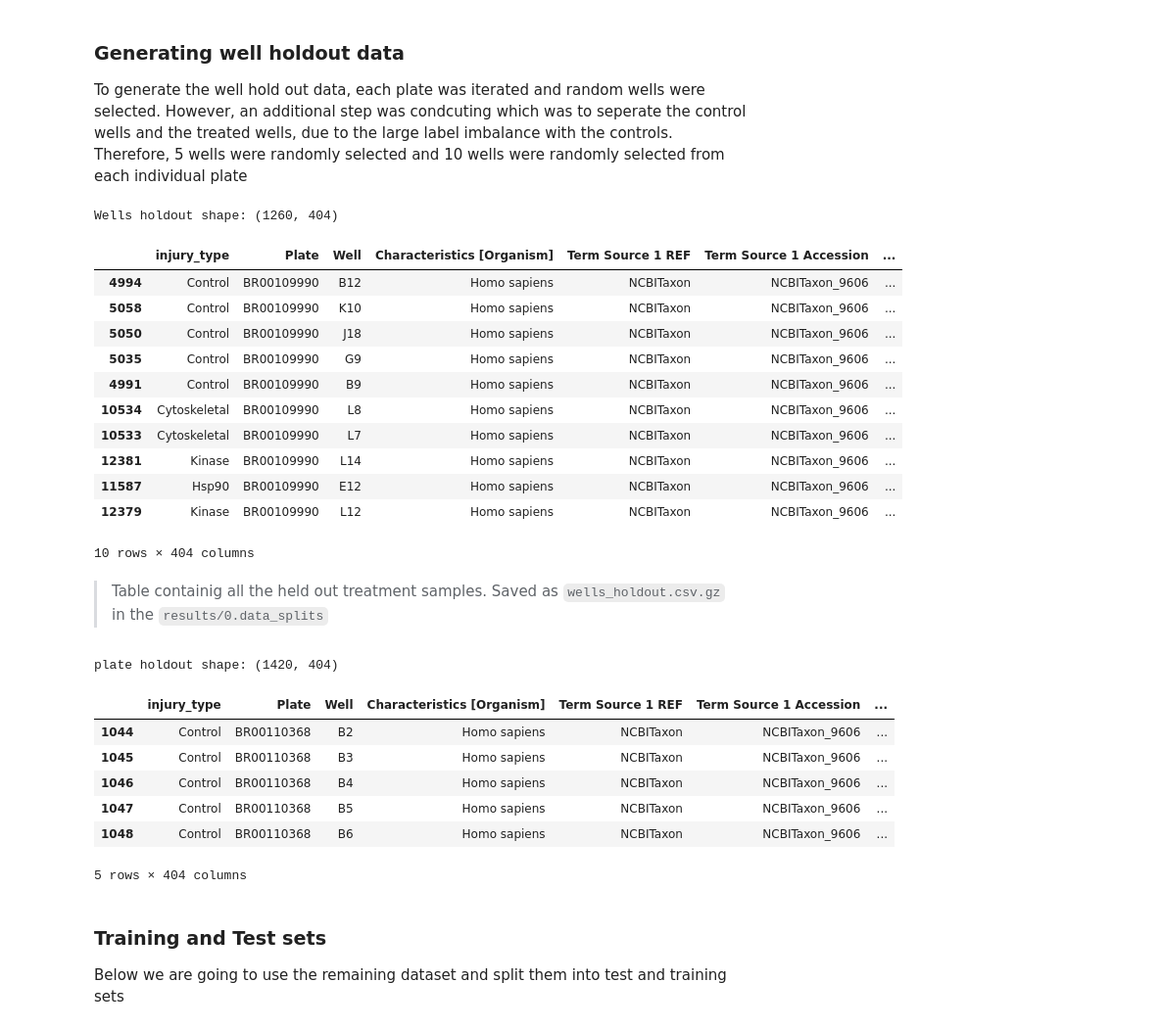
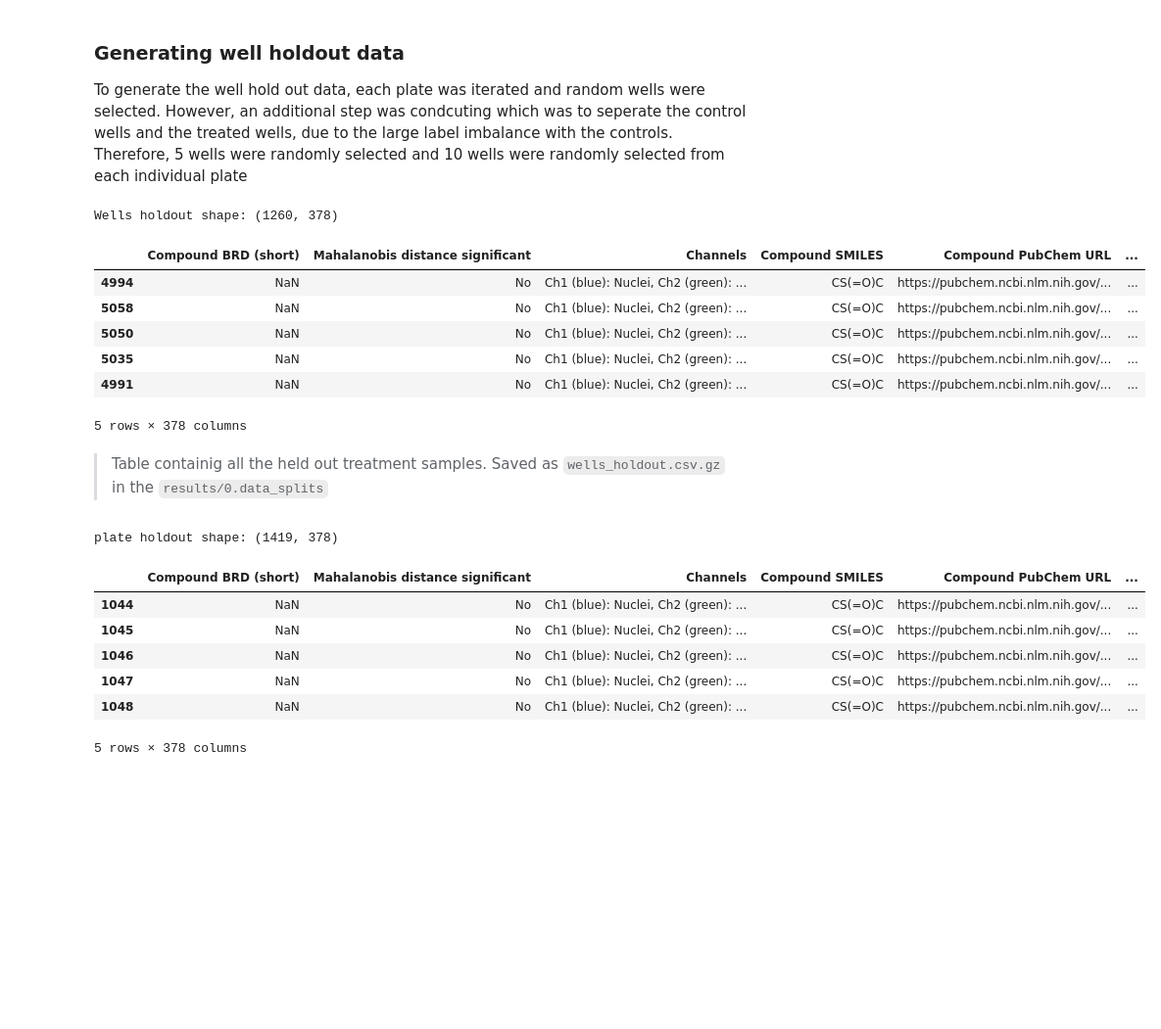
Before and after one commit to WayScience/Cytotoxic-Nuisance-Metadata-Analysis, a Jupyter notebook: notebooks/1.data_splits/data_splits.ipynb, the cells around one changed output. Shown at 98% size. Drawn from its saved outputs; the diff is of its cells as text; code cells hidden in the pictures; blank space fills up the shorter version.

Commit message:
updated data split notebook

```diff
--- a/notebooks/1.data_splits/data_splits.ipynb
+++ b/notebooks/1.data_splits/data_splits.ipynb
@@ -155,7 +122,7 @@ Next we wanted to extract some metadata regarding how many compound and wells ar
 This will be saved in the `results/0.data_splits` directory
 # %%
 meta_injury = []
-for injury_type, df in labeled_df.groupby("injury_type"):
+for injury_type, df in fs_profile_df.groupby("injury_type"):
     # extract n_wells, n_compounds and unique compounds per injury_type
     n_wells = df.shape[0]
     unique_compounds = list(df["Compound Name"].unique())
@@ -222,7 +165,7 @@ Next, we construct the profile metadata. This provides a structured overview of
 This will be saved in the `results/0.data_splits` directory
 # %%
 injury_meta_dict = {}
-for injury, df in labeled_df.groupby("injury_type"):
+for injury, df in fs_profile_df.groupby("injury_type"):
     # collecting treatment metadata
     plates = df["Plate"].unique().tolist()
     treatment_meta = {}
@@ -252,7 +195,7 @@ Here we build a plate metadata infromations where we look at the type of treatme
 This will be saved in `results/0.data_splits`
 # %%
 plate_meta = {}
-for plate_id, df in labeled_df.groupby("Plate"):
+for plate_id, df in fs_profile_df.groupby("Plate"):
     unique_compounds = list(df["Compound Name"].unique())
     n_treatments = len(unique_compounds)
 
@@ -292,7 +235,7 @@ n_samples = 15
 
 # collecting randomly select wells based on treatment
 treatment_holdout_df = []
-for treatment, df in labeled_df.groupby("Compound Name", as_index=False):
+for treatment, df in fs_profile_df.groupby("Compound Name", as_index=False):
     heldout_treatment = df.sample(n=15, random_state=seed)
     treatment_holdout_df.append(heldout_treatment)
 
@@ -302,10 +245,10 @@ treatment_holdout_df = pd.concat(treatment_holdout_df)
 # take the indices of the held out data frame and use it to drop those samples from
 # the main dataset. And then check if those indices are dropped
 treatment_idx_to_drop = treatment_holdout_df.index.tolist()
-labeled_df = labeled_df.drop(treatment_idx_to_drop)
+fs_profile_df = fs_profile_df.drop(treatment_idx_to_drop)
 assert all(
     [
-        True if num not in labeled_df.index.tolist() else False
+        True if num not in fs_profile_df.index.tolist() else False
         for num in treatment_idx_to_drop
     ]
 ), "index to be dropped found in the main dataframe"
@@ -345,57 +288,52 @@ np.random.seed(seed)
 
 # collecting randomly select wells based on treatment
 wells_heldout_df = []
-for treatment, df in labeled_df.groupby("Plate", as_index=False):
-    # seperate control wells and rest of all wells since there is a huge label imbalance
+for treatment, df in fs_profile_df.groupby("Plate", as_index=False):
+    # separate control wells and rest of all wells since there is a huge label imbalance
     # selected 5 control wells and 10 random wells from the plate
     df_control = df.loc[df["Compound Name"] == "DMSO"].sample(
         n=n_controls, random_state=seed
     )
     df_treated = df.loc[df["Compound Name"] != "DMSO"].sample(
         n=n_samples, random_state=seed
     )
 
     # concatenate those together
     well_heldout = pd.concat([df_control, df_treated])
 
     wells_heldout_df.append(well_heldout)
 
 # genearte treatment holdout dataframe
 wells_heldout_df = pd.concat(wells_heldout_df)
 
 # take the indices of the held out data frame and use it to drop those samples from
 # the main dataset. And then check if those indices are dropped
 wells_idx_to_drop = wells_heldout_df.index.tolist()
-labeled_df = labeled_df.drop(wells_idx_to_drop)
+fs_profile_df = fs_profile_df.drop(wells_idx_to_drop)
 assert all(
     [
-        True if num not in labeled_df.index.tolist() else False
+        True if num not in fs_profile_df.index.tolist() else False
         for num in treatment_idx_to_drop
     ]
 ), "index to be dropped found in the main dataframe"
 
 # saving the holdout data
 wells_heldout_df.to_csv(
     data_split_dir / "wells_holdout.csv.gz", index=False, compression="gzip"
 )
 
 # display
 print("Wells holdout shape:", wells_heldout_df.shape)
-wells_heldout_df.head(10)
+wells_heldout_df.head()
 # %% [output]
-Wells holdout shape: (1260, 404)
+Wells holdout shape: (1260, 378)
-|  | injury_type | Plate | Well | Characteristics [Organism] | Term Source 1 REF | Term Source 1 Accession | ... |
-| 4994 | Control | BR00109990 | B12 | Homo sapiens | NCBITaxon | NCBITaxon_9606 | ... |
-| 5058 | Control | BR00109990 | K10 | Homo sapiens | NCBITaxon | NCBITaxon_9606 | ... |
-| 5050 | Control | BR00109990 | J18 | Homo sapiens | NCBITaxon | NCBITaxon_9606 | ... |
-| 5035 | Control | BR00109990 | G9 | Homo sapiens | NCBITaxon | NCBITaxon_9606 | ... |
-| 4991 | Control | BR00109990 | B9 | Homo sapiens | NCBITaxon | NCBITaxon_9606 | ... |
-| 10534 | Cytoskeletal | BR00109990 | L8 | Homo sapiens | NCBITaxon | NCBITaxon_9606 | ... |
-| 10533 | Cytoskeletal | BR00109990 | L7 | Homo sapiens | NCBITaxon | NCBITaxon_9606 | ... |
-| 12381 | Kinase | BR00109990 | L14 | Homo sapiens | NCBITaxon | NCBITaxon_9606 | ... |
-| 11587 | Hsp90 | BR00109990 | E12 | Homo sapiens | NCBITaxon | NCBITaxon_9606 | ... |
-| 12379 | Kinase | BR00109990 | L12 | Homo sapiens | NCBITaxon | NCBITaxon_9606 | ... |
+|  | Compound BRD (short) | Mahalanobis distance significant | Channels | Compound SMILES | Compound PubChem URL | ... |
+| 4994 | NaN | No | Ch1 (blue): Nuclei, Ch2 (green): ... | CS(=O)C | https://pubchem.ncbi.nlm.nih.gov/... | ... |
+| 5058 | NaN | No | Ch1 (blue): Nuclei, Ch2 (green): ... | CS(=O)C | https://pubchem.ncbi.nlm.nih.gov/... | ... |
+| 5050 | NaN | No | Ch1 (blue): Nuclei, Ch2 (green): ... | CS(=O)C | https://pubchem.ncbi.nlm.nih.gov/... | ... |
+| 5035 | NaN | No | Ch1 (blue): Nuclei, Ch2 (green): ... | CS(=O)C | https://pubchem.ncbi.nlm.nih.gov/... | ... |
+| 4991 | NaN | No | Ch1 (blue): Nuclei, Ch2 (green): ... | CS(=O)C | https://pubchem.ncbi.nlm.nih.gov/... | ... |
-10 rows × 404 columns
+5 rows × 378 columns
 # %% [markdown]
 > Table containig all the held out treatment samples. Saved as `wells_holdout.csv.gz` in the `results/0.data_splits`
 # %%
@@ -408,19 +346,19 @@ np.random.seed(seed)
 
 # selecting 10 plates randomly from a list
 selected_plates = (
-    np.random.choice(labeled_df["Plate"].unique().tolist(), (n_plates, 1))
+    np.random.choice(fs_profile_df["Plate"].unique().tolist(), (n_plates, 1))
     .flatten()
     .tolist()
 )
-plate_holdout_df = labeled_df.loc[labeled_df["Plate"].isin(selected_plates)]
+plate_holdout_df = fs_profile_df.loc[fs_profile_df["Plate"].isin(selected_plates)]
 
 # take the indices of the held out data frame and use it to drop those samples from
 # the main dataset. And then check if those indices are dropped
 plate_idx_to_drop = plate_holdout_df.index.tolist()
-labeled_df = labeled_df.drop(plate_idx_to_drop)
+fs_profile_df = fs_profile_df.drop(plate_idx_to_drop)
 assert all(
     [
-        True if num not in labeled_df.index.tolist() else False
+        True if num not in fs_profile_df.index.tolist() else False
         for num in treatment_idx_to_drop
     ]
 ), "index to be dropped found in the main dataframe"
@@ -434,18 +372,14 @@ plate_holdout_df.to_csv(
 print("plate holdout shape:", plate_holdout_df.shape)
 plate_holdout_df.head()
 # %% [output]
-plate holdout shape: (1420, 404)
+plate holdout shape: (1419, 378)
-|  | injury_type | Plate | Well | Characteristics [Organism] | Term Source 1 REF | Term Source 1 Accession | ... |
-| 1044 | Control | BR00110368 | B2 | Homo sapiens | NCBITaxon | NCBITaxon_9606 | ... |
-| 1045 | Control | BR00110368 | B3 | Homo sapiens | NCBITaxon | NCBITaxon_9606 | ... |
-| 1046 | Control | BR00110368 | B4 | Homo sapiens | NCBITaxon | NCBITaxon_9606 | ... |
-| 1047 | Control | BR00110368 | B5 | Homo sapiens | NCBITaxon | NCBITaxon_9606 | ... |
-| 1048 | Control | BR00110368 | B6 | Homo sapiens | NCBITaxon | NCBITaxon_9606 | ... |
+|  | Compound BRD (short) | Mahalanobis distance significant | Channels | Compound SMILES | Compound PubChem URL | ... |
+| 1044 | NaN | No | Ch1 (blue): Nuclei, Ch2 (green): ... | CS(=O)C | https://pubchem.ncbi.nlm.nih.gov/... | ... |
+| 1045 | NaN | No | Ch1 (blue): Nuclei, Ch2 (green): ... | CS(=O)C | https://pubchem.ncbi.nlm.nih.gov/... | ... |
+| 1046 | NaN | No | Ch1 (blue): Nuclei, Ch2 (green): ... | CS(=O)C | https://pubchem.ncbi.nlm.nih.gov/... | ... |
+| 1047 | NaN | No | Ch1 (blue): Nuclei, Ch2 (green): ... | CS(=O)C | https://pubchem.ncbi.nlm.nih.gov/... | ... |
+| 1048 | NaN | No | Ch1 (blue): Nuclei, Ch2 (green): ... | CS(=O)C | https://pubchem.ncbi.nlm.nih.gov/... | ... |
-5 rows × 404 columns
+5 rows × 378 columns
-# %% [markdown]
-### Training and Test sets
-
-Below we are going to use the remaining dataset and split them into test and training sets
 # %%
 # Showing the amount of data we have after removing the holdout data
 meta_injury = []
```
Also changed, not shown: parts of 31 cells of this notebook, 15 other files.
